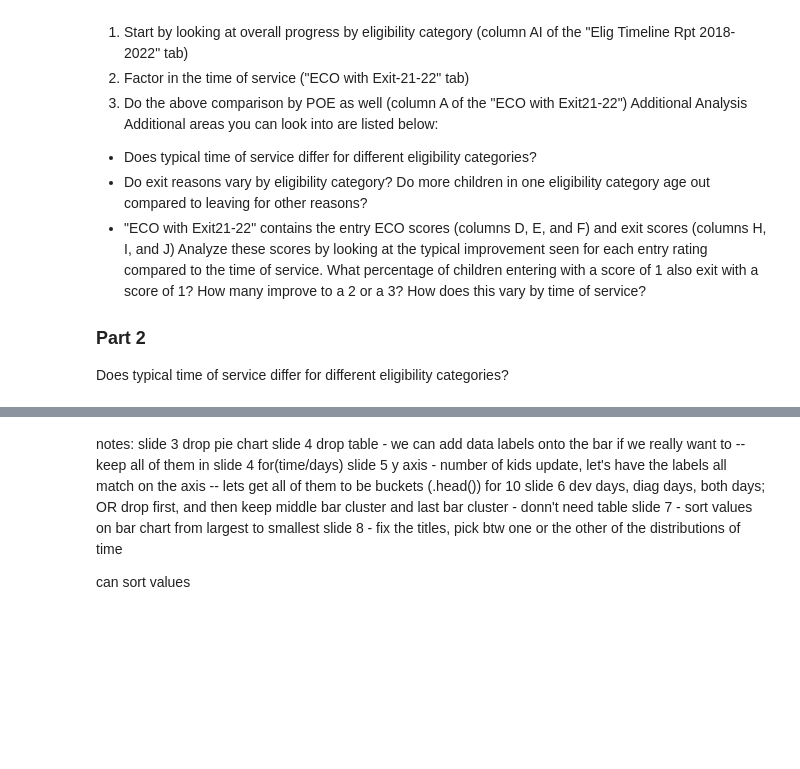
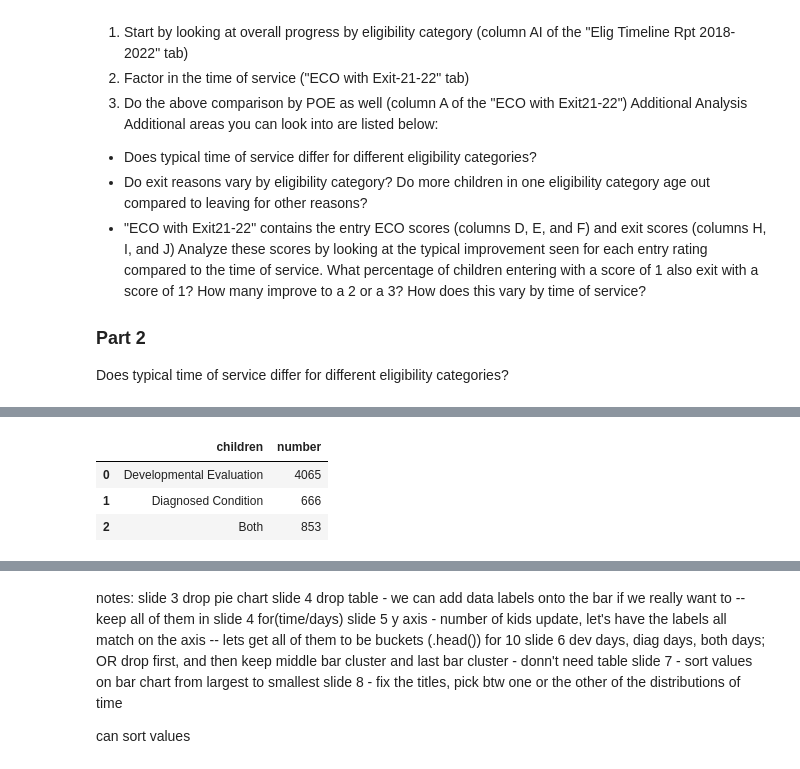
Before and after one commit to NSS-Data-Analytics-Cohort-7/didd-newbalancesonthebloc, a Jupyter notebook: Notebooks/Sarah M DIDD.ipynb, the cells around one changed output, grey strips where cells are left out. Drawn from its saved outputs; the diff is of its cells as text; code cells hidden in the pictures; blank space fills up the shorter version.

```diff
--- a/Notebooks/Sarah M DIDD.ipynb
+++ b/Notebooks/Sarah M DIDD.ipynb
@@ -144,3 +310,10 @@ print(df)
+# %%
+df
+# %% [output]
+|  | children | number |
+| 0 | Developmental Evaluation | 4065 |
+| 1 | Diagnosed Condition | 666 |
+| 2 | Both | 853 |
 # %%
 fig = px.pie(df, values='number', names= 'children', title="Number of Children Per Category")
 fig.update_traces(textposition = 'outside', textinfo = 'percent+label')
```
Also changed, not shown: parts of 30 cells of this notebook.
